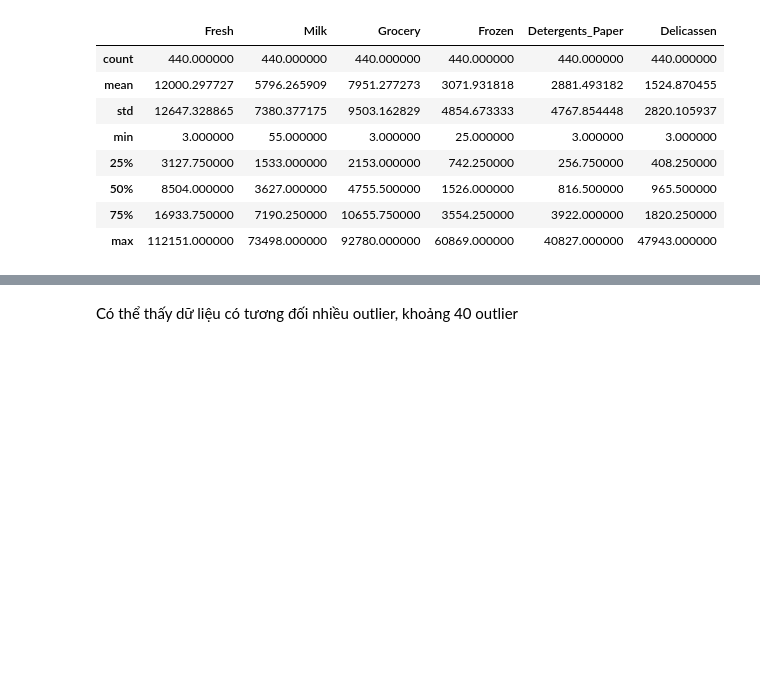
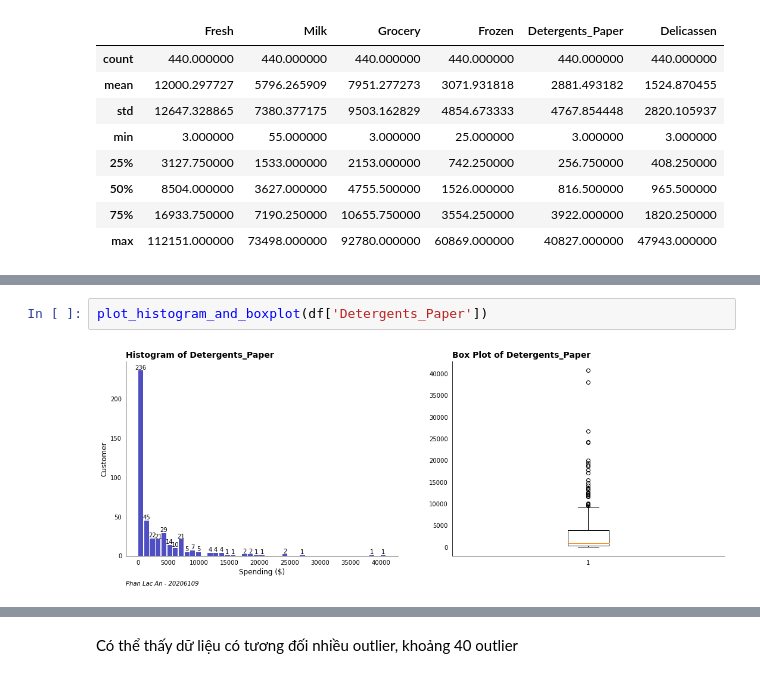
Before and after one commit to PhanAn-2002/do_an_1, a Jupyter notebook: customer_segment ver 2.ipynb, the cells around one changed output, grey strips where cells are left out. Drawn from its saved outputs; the diff is of its cells as text; blank space fills up the shorter version.

```diff
--- a/customer_segment ver 2.ipynb
+++ b/customer_segment ver 2.ipynb
@@ -282,0 +161,4 @@ plt.show()
+# %%
+plot_histogram_and_boxplot(df['Detergents_Paper'])
+# %% [output]
+[figure, added]
```
Also changed, not shown: parts of 28 cells of this notebook.
